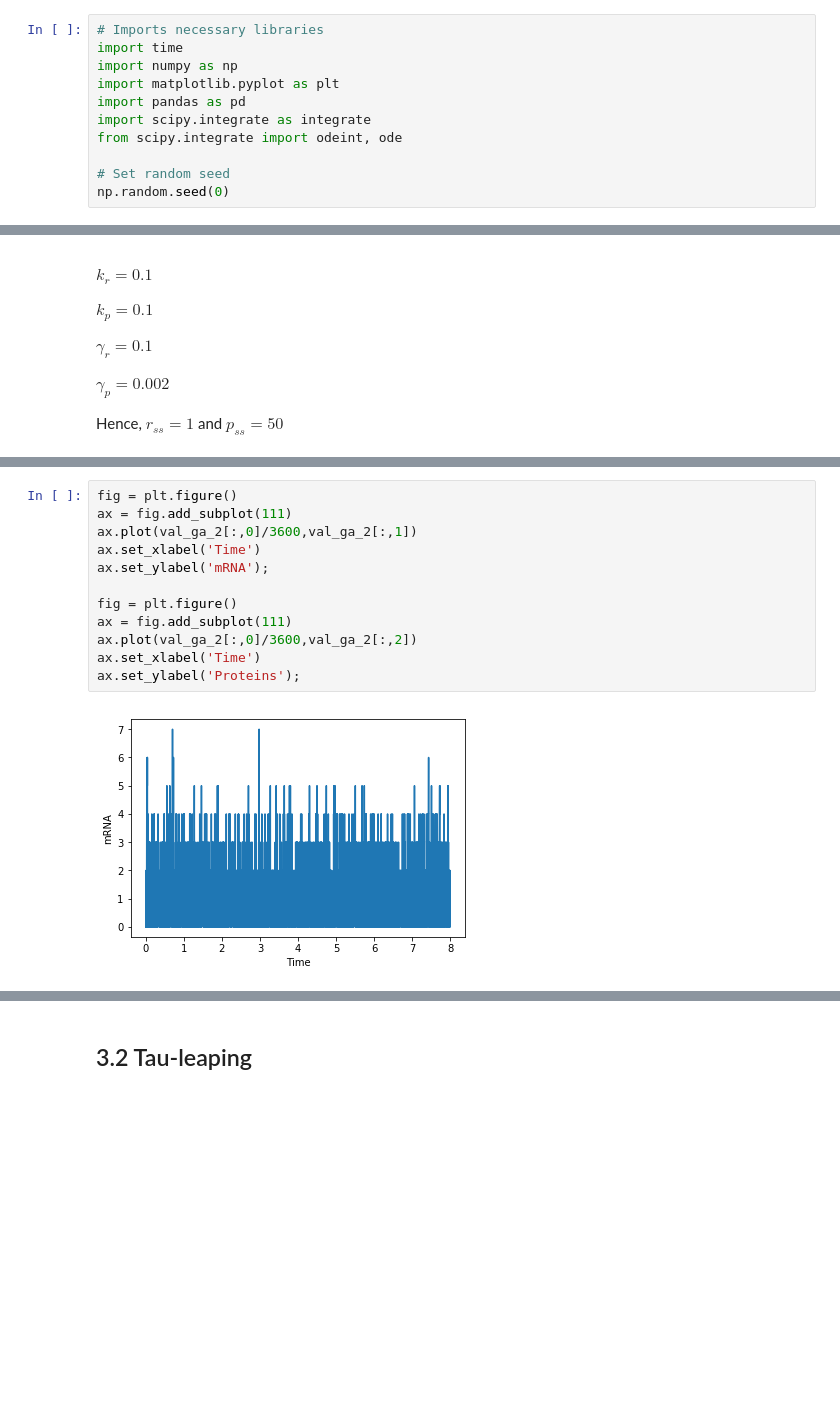
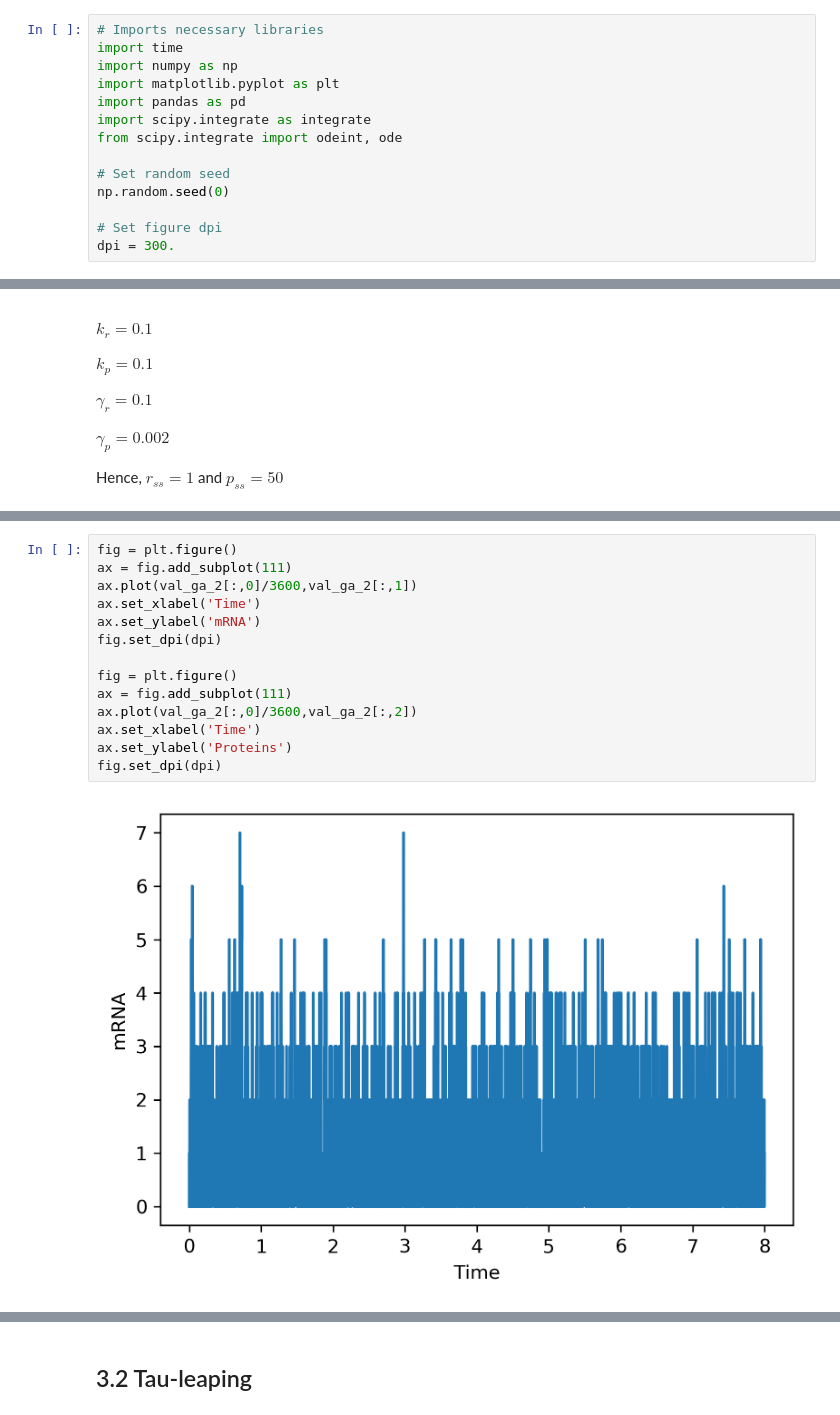
Before and after one commit to VlachosGroup/Intro-to-KMC, a Jupyter notebook: well_mixed/02_sampling_averaging_gene_expression.ipynb, the cells around one changed output, grey strips where cells are left out. Drawn from its saved outputs; the diff is of its cells as text; blank space fills up the shorter version.

Commit message:
Fixed some typos. Set figure resolution.

```diff
--- a/well_mixed/02_sampling_averaging_gene_expression.ipynb
+++ b/well_mixed/02_sampling_averaging_gene_expression.ipynb
@@ -104,6 +104,9 @@ from scipy.integrate import odeint, ode
 
 # Set random seed
 np.random.seed(0)
+
+# Set figure dpi
+dpi = 300.
 # %% [markdown]
 ## 3.1 Gillespie's Algorithm <a name="gillespie"></a>
 # %%
@@ -228,14 +233,16 @@ The simulation takes 0.7541 s
 # %%
 fig = plt.figure()
 ax = fig.add_subplot(111)
 ax.plot(val_ga_2[:,0]/3600,val_ga_2[:,1])
 ax.set_xlabel('Time')
-ax.set_ylabel('mRNA');
+ax.set_ylabel('mRNA')
+fig.set_dpi(dpi)
 
 fig = plt.figure()
 ax = fig.add_subplot(111)
 ax.plot(val_ga_2[:,0]/3600,val_ga_2[:,2])
 ax.set_xlabel('Time')
-ax.set_ylabel('Proteins');
+ax.set_ylabel('Proteins')
+fig.set_dpi(dpi)
 # %% [output]
-[figure, old version]
+[figure, new version]
```
Also changed, not shown: parts of 13 cells of this notebook.
